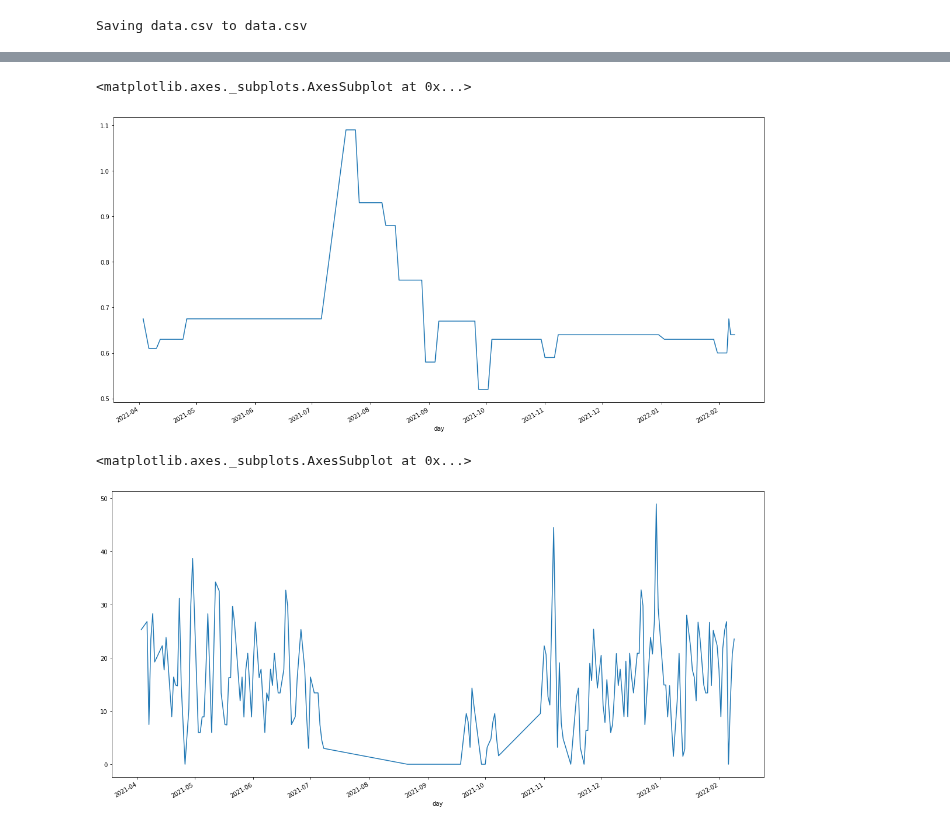
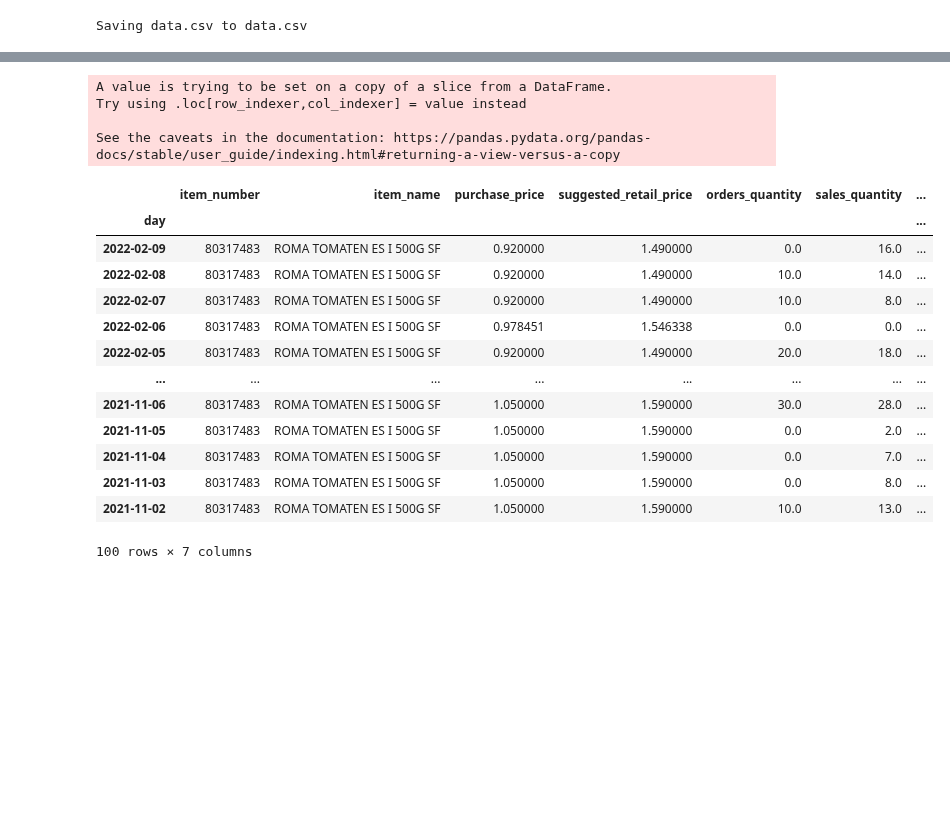
Before and after one commit to B97/Time-Series-Challenge, a Jupyter notebook: Challenge.ipynb, the cells around one changed output, grey strips where cells are left out. Drawn from its saved outputs; the diff is of its cells as text; code cells hidden in the pictures; blank space fills up the shorter version.

```diff
--- a/Challenge.ipynb
+++ b/Challenge.ipynb
@@ -98,11 +85,28 @@ df[df['item_number'] == 80101923].orders_quantity.plot()
-# %%
-df[df['item_number'] == 80028349].purchase_price.plot()
-# %% [output]
-<matplotlib.axes._subplots.AxesSubplot at 0x...>
-[figure, removed]
-# %%
-df[df['item_number'] == 80317483].revenue.plot()
-# %% [output]
-<matplotlib.axes._subplots.AxesSubplot at 0x...>
-[figure, removed]
+# %%
+# converting the day column to date type, and set the df index to date.
+df1['day'] = pd.to_datetime(df['day'])
+df1.index = df1.day
+df1 = df1.drop(columns = ['day'])
+# %% [output]
+A value is trying to be set on a copy of a slice from a DataFrame.
+Try using .loc[row_indexer,col_indexer] = value instead
+
+See the caveats in the documentation: https://pandas.pydata.org/pandas-docs/stable/user_guide/indexing.html#returning-a-view-versus-a-copy
+# %%
+df1.head(100)
+# %% [output]
+|  | item_number | item_name | purchase_price | suggested_retail_price | orders_quantity | sales_quantity | ... |
+| day |  |  |  |  |  |  | ... |
+| 2022-02-09 | 80317483 | ROMA TOMATEN ES I 500G SF | 0.920000 | 1.490000 | 0.0 | 16.0 | ... |
+| 2022-02-08 | 80317483 | ROMA TOMATEN ES I 500G SF | 0.920000 | 1.490000 | 10.0 | 14.0 | ... |
+| 2022-02-07 | 80317483 | ROMA TOMATEN ES I 500G SF | 0.920000 | 1.490000 | 10.0 | 8.0 | ... |
+| 2022-02-06 | 80317483 | ROMA TOMATEN ES I 500G SF | 0.978451 | 1.546338 | 0.0 | 0.0 | ... |
+| 2022-02-05 | 80317483 | ROMA TOMATEN ES I 500G SF | 0.920000 | 1.490000 | 20.0 | 18.0 | ... |
+| ... | ... | ... | ... | ... | ... | ... | ... |
+| 2021-11-06 | 80317483 | ROMA TOMATEN ES I 500G SF | 1.050000 | 1.590000 | 30.0 | 28.0 | ... |
+| 2021-11-05 | 80317483 | ROMA TOMATEN ES I 500G SF | 1.050000 | 1.590000 | 0.0 | 2.0 | ... |
+| 2021-11-04 | 80317483 | ROMA TOMATEN ES I 500G SF | 1.050000 | 1.590000 | 0.0 | 7.0 | ... |
+| 2021-11-03 | 80317483 | ROMA TOMATEN ES I 500G SF | 1.050000 | 1.590000 | 0.0 | 8.0 | ... |
+| 2021-11-02 | 80317483 | ROMA TOMATEN ES I 500G SF | 1.050000 | 1.590000 | 10.0 | 13.0 | ... |
+100 rows × 7 columns
 # %%
```
Also changed, not shown: parts of 25 cells of this notebook.
